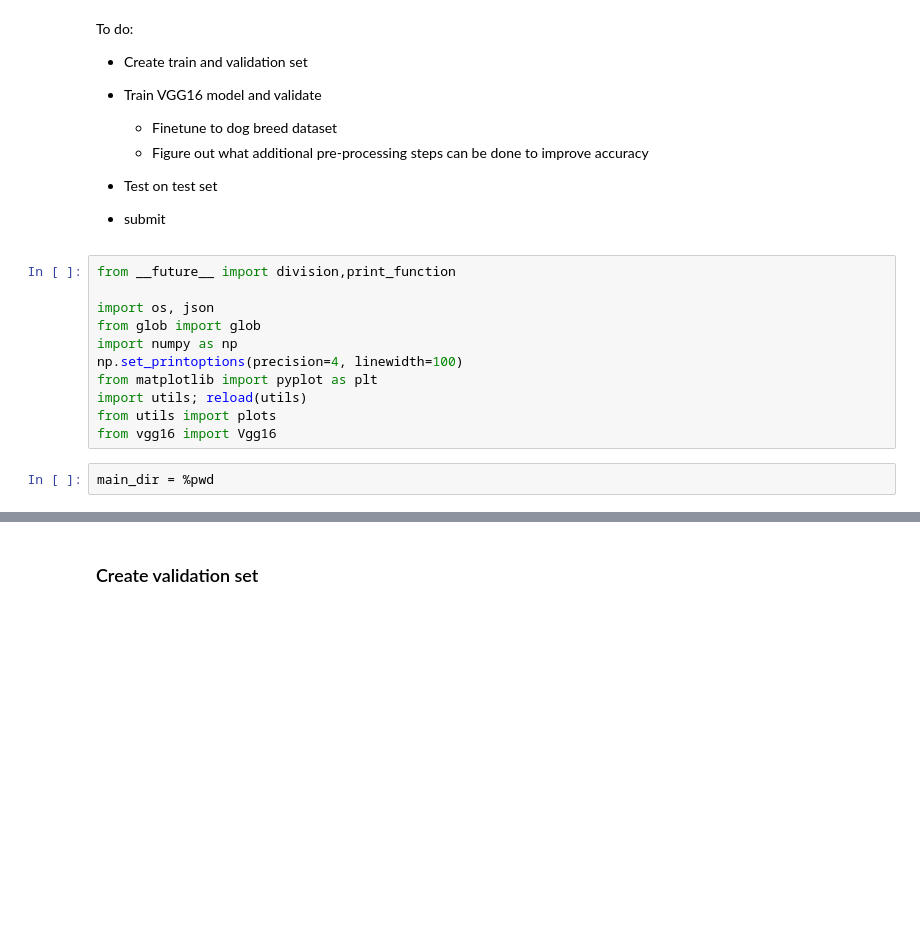
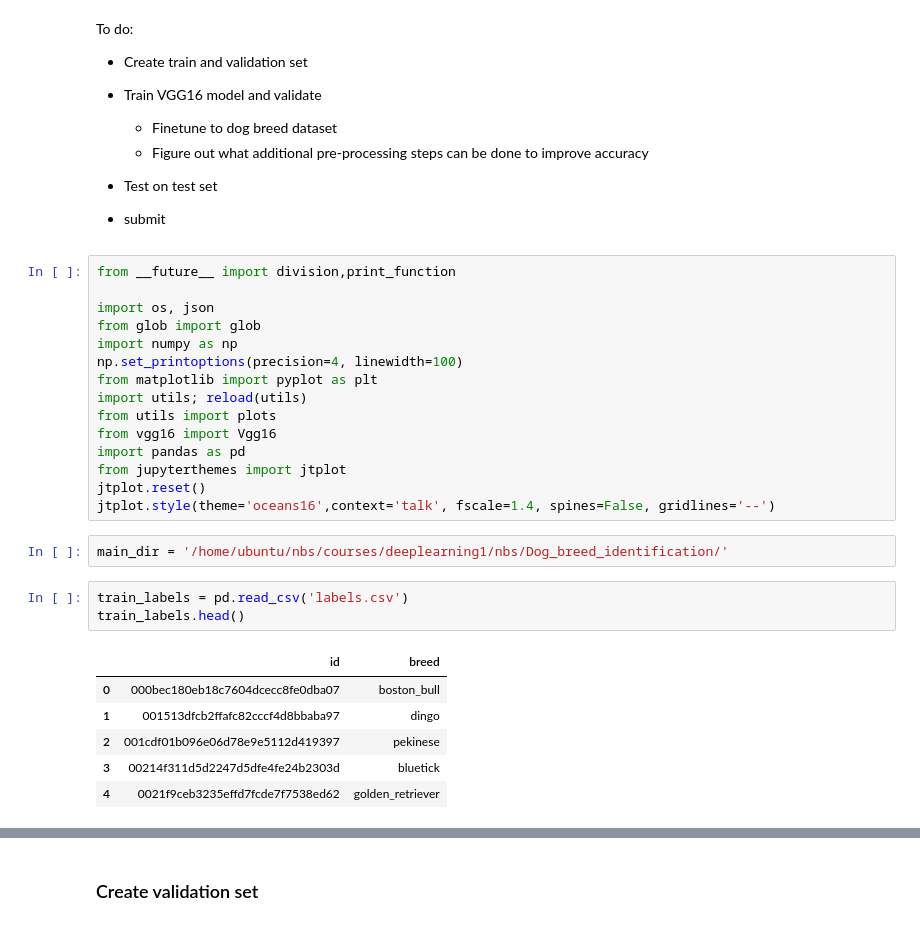
Before and after one commit to efinkel/Dog_breed_identification, a Jupyter notebook: Dog breed identification competition.ipynb, the cells around one changed output, grey strips where cells are left out. Saved outputs shown, nothing was run; the diff lists cells and outputs as text; blank space fills up the shorter version.

```diff
--- a/Dog breed identification competition.ipynb
+++ b/Dog breed identification competition.ipynb
@@ -22,5 +22,19 @@ from matplotlib import pyplot as plt
 import utils; reload(utils)
 from utils import plots
 from vgg16 import Vgg16
+import pandas as pd
+from jupyterthemes import jtplot
+jtplot.reset()
+jtplot.style(theme='oceans16',context='talk', fscale=1.4, spines=False, gridlines='--')
-# %%
-main_dir = %pwd
+# %%
+main_dir = '/home/ubuntu/nbs/courses/deeplearning1/nbs/Dog_breed_identification/'
+# %%
+train_labels = pd.read_csv('labels.csv')
+train_labels.head()
+# %% [output]
+|  | id | breed |
+| 0 | 000bec180eb18c7604dcecc8fe0dba07 | boston_bull |
+| 1 | 001513dfcb2ffafc82cccf4d8bbaba97 | dingo |
+| 2 | 001cdf01b096e06d78e9e5112d419397 | pekinese |
+| 3 | 00214f311d5d2247d5dfe4fe24b2303d | bluetick |
+| 4 | 0021f9ceb3235effd7fcde7f7538ed62 | golden_retriever |
```
Also changed, not shown: parts of 8 cells of this notebook, 2 other files.
